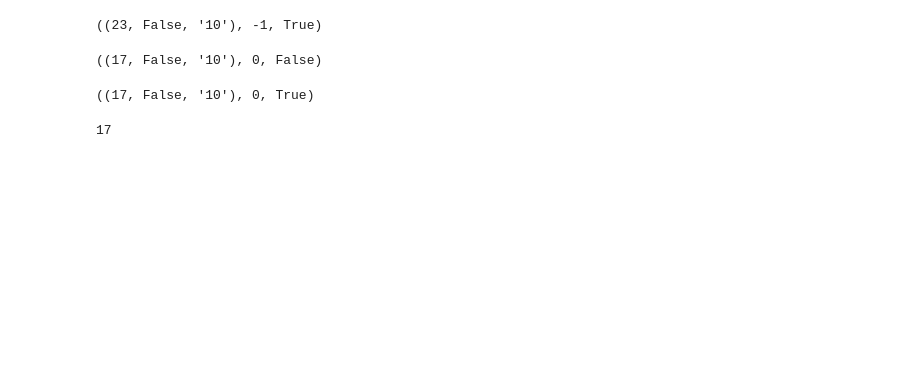
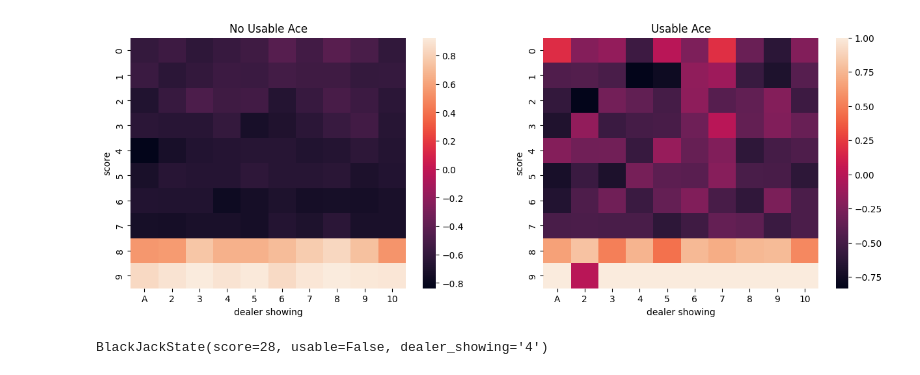
Before and after one commit to borundev/ReinforcementLearning, a Jupyter notebook: NotesFromSuttonAndBarto/BlackJack.ipynb, the cells around one changed output. Cells and saved outputs as stored; diff of their text form; code cells hidden in the pictures; blank space fills up the shorter version.

```diff
--- a/NotesFromSuttonAndBarto/BlackJack.ipynb
+++ b/NotesFromSuttonAndBarto/BlackJack.ipynb
@@ -140,2 +12,15 @@ class BlackJack:
+# %%
+class Value:
+    def __init__(self):
+        self.vals=np.zeros((10,2,10))
+        self.ns=np.zeros((10,2,10))
+
+    def put(self,state,v):
+        x,y,z=state.int_vals()
+        self.ns[x][y][z]+=1.0
+        self.vals[x][y][z]+= (v-self.vals[x][y][z])/self.ns[x][y][z]
+
+    def get(self,state):
+        return self.vals[x][y][z]
 # %%
 g=BlackJack()
@@ -146,16 +26,0 @@ g.reset()
-# %%
-g.step(1)
-# %% [output]
-((23, False, '10'), -1, True)
-# %%
-g.reset()
-# %% [output]
-((17, False, '10'), 0, False)
-# %%
-g.step(0)
-# %% [output]
-((17, False, '10'), 0, True)
-# %%
-g._dealer_score
-# %% [output]
-17
@@ -161,0 +44,19 @@ g._dealer_score
+# %%
+fig,axs=plt.subplots(1,2,figsize=(15,5))
+sns.heatmap(vs.vals[:,0,:],ax=axs[0]),
+sns.heatmap(vs.vals[:,1,:],ax=axs[1])
+
+axs[0].set_xlabel('dealer showing')
+axs[1].set_xlabel('dealer showing')
+
+axs[0].set_ylabel('score')
+axs[1].set_ylabel('score')
+
+axs[0].set_title('No Usable Ace')
+axs[1].set_title('Usable Ace')
+
+axs[0].set_xticklabels(['A']+list(map(str,range(2,11))))
+axs[1].set_xticklabels(['A']+list(map(str,range(2,11))))
+plt.show()
+# %% [output]
+[figure, added]
@@ -161,0 +80,4 @@ g._dealer_score
+# %%
+state
+# %% [output]
+BlackJackState(score=28, usable=False, dealer_showing='4')
```
Also changed, not shown: parts of 17 cells of this notebook, 1 other file.
